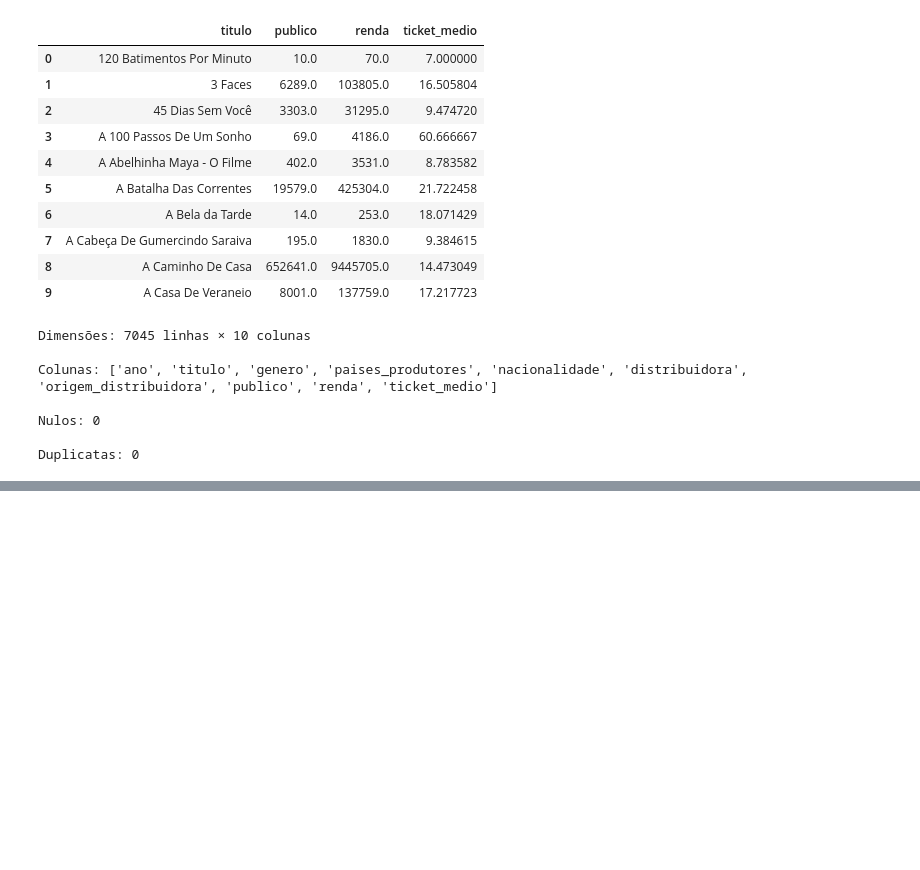
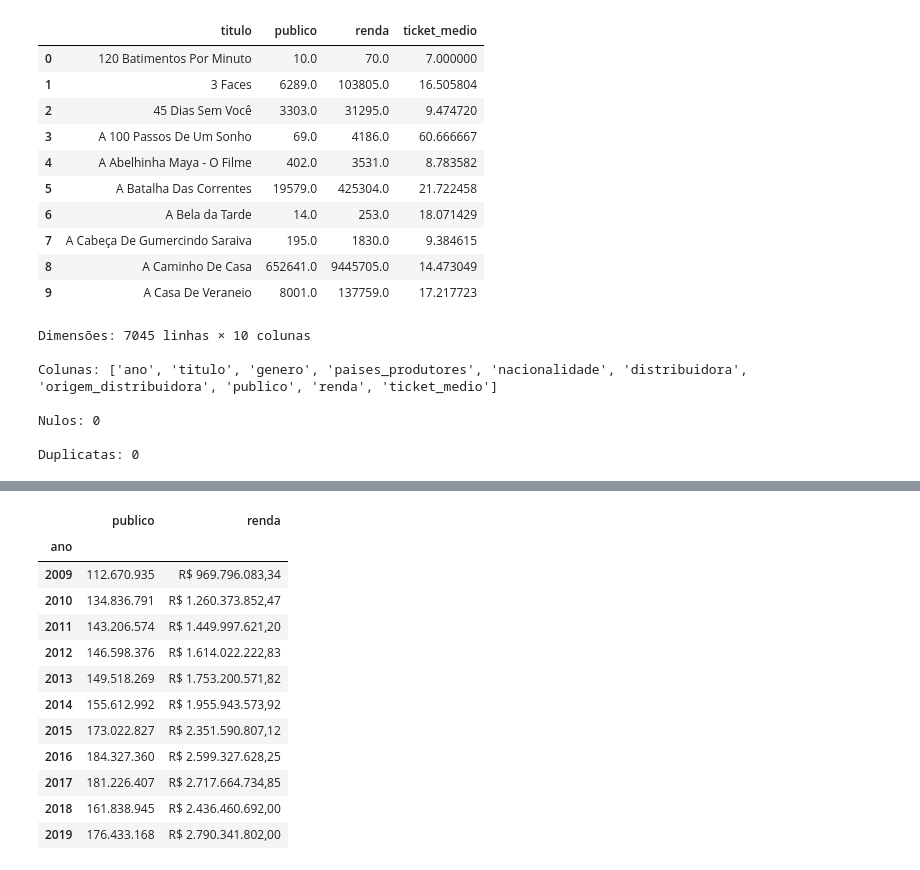
Before and after one commit to paloma2411/analise-filmes-brasil, a Jupyter notebook: analise_filmes.ipynb, the cells around one changed output, grey strips where cells are left out. Saved outputs shown, nothing was run; the diff lists cells and outputs as text; code cells hidden in the pictures; blank space fills up the shorter version.

```diff
--- a/analise_filmes.ipynb
+++ b/analise_filmes.ipynb
@@ -209,0 +226,24 @@ Duplicatas: 0
+# %%
+# Agrupando por ano e somando público e renda
+evolucao_anual = df.groupby('ano')[['publico', 'renda']].sum()
+
+# Formatando para exibição amigável
+evolucao_anual_formatado = evolucao_anual.copy()
+evolucao_anual_formatado['publico'] = evolucao_anual_formatado['publico'].apply(lambda x: f'{x:,.0f}'.replace(',', '.'))
+evolucao_anual_formatado['renda'] = evolucao_anual_formatado['renda'].apply(lambda x: f'R$ {x:,.2f}'.replace(',', 'X').replace('.', ',').replace('X', '.'))
+
+evolucao_anual_formatado
+# %% [output]
+|  | publico | renda |
+| ano |  |  |
+| 2009 | 112.670.935 | R$ 969.796.083,34 |
+| 2010 | 134.836.791 | R$ 1.260.373.852,47 |
+| 2011 | 143.206.574 | R$ 1.449.997.621,20 |
+| 2012 | 146.598.376 | R$ 1.614.022.222,83 |
+| 2013 | 149.518.269 | R$ 1.753.200.571,82 |
+| 2014 | 155.612.992 | R$ 1.955.943.573,92 |
+| 2015 | 173.022.827 | R$ 2.351.590.807,12 |
+| 2016 | 184.327.360 | R$ 2.599.327.628,25 |
+| 2017 | 181.226.407 | R$ 2.717.664.734,85 |
+| 2018 | 161.838.945 | R$ 2.436.460.692,00 |
+| 2019 | 176.433.168 | R$ 2.790.341.802,00 |
```
Also changed, not shown: parts of 7 cells of this notebook.
